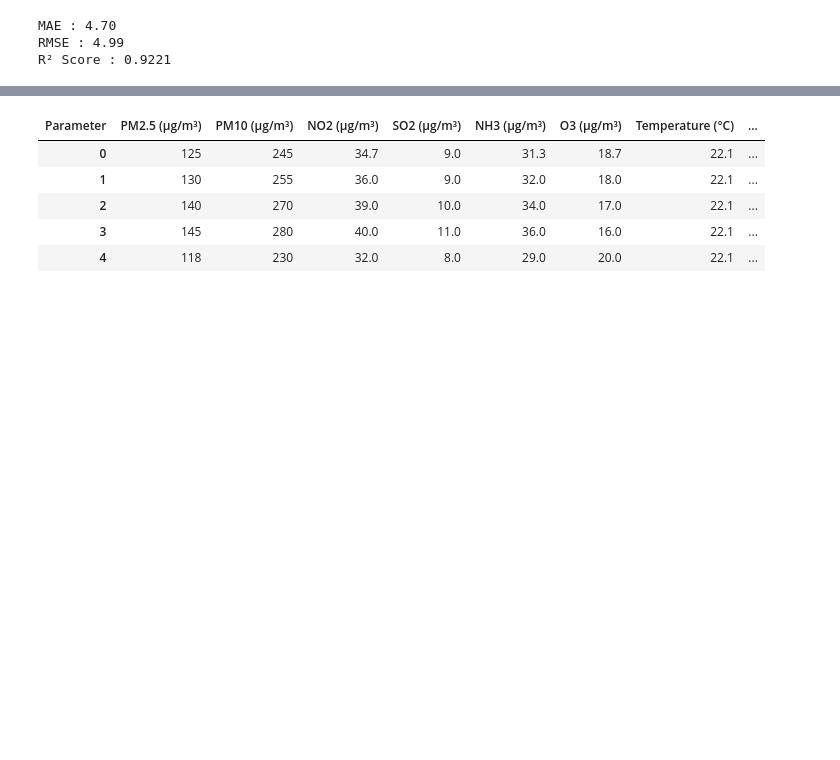
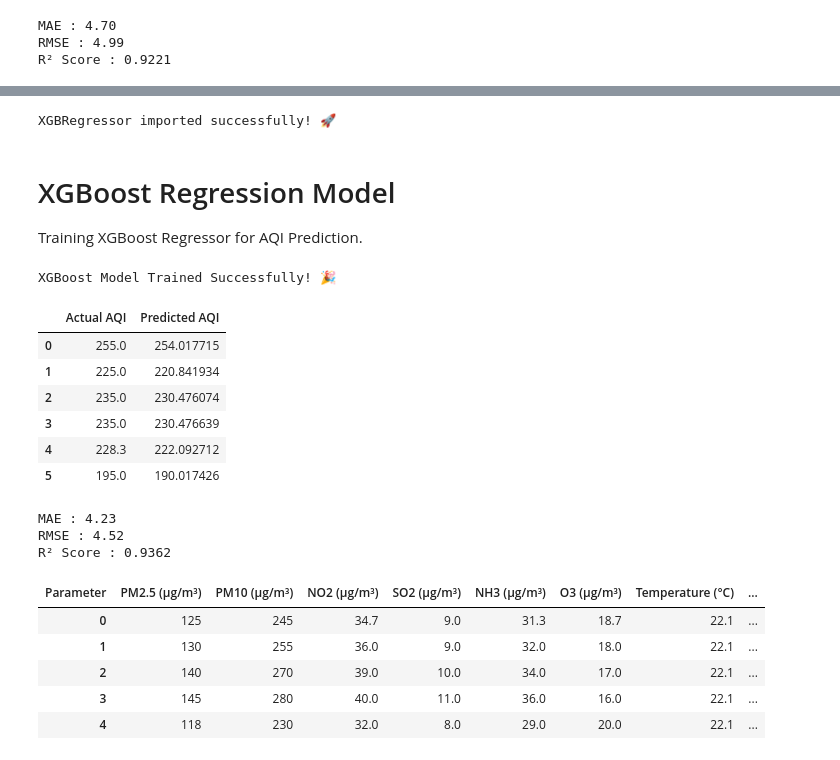
Before and after one commit to Anjalitiwari99/AQI_Prediction_System, a Jupyter notebook: notebooks/01_Data_Preprocessing.ipynb, the cells around one changed output, grey strips where cells are left out. Cells and saved outputs as stored; diff of their text form; code cells hidden in the pictures; blank space fills up the shorter version.

Commit message:
Trained and evaluated XGBoost regression model

```diff
--- a/notebooks/01_Data_Preprocessing.ipynb
+++ b/notebooks/01_Data_Preprocessing.ipynb
@@ -1114,0 +1203,12 @@ R² Score : 0.9221
+# %%
+from sklearn.model_selection import train_test_split
+
+X_train, X_test, y_train, y_test = train_test_split(
+    X,
+    y,
+    test_size=0.20,
+    random_state=42
+)
+
+print(X_train.shape)
+print(X_test.shape)
@@ -1115,3 +1255,65 @@ R² Score : 0.9221
+# %%
+from xgboost import XGBRegressor
+
+print("XGBRegressor imported successfully! 🚀")
+# %% [output]
+XGBRegressor imported successfully! 🚀
+# %% [markdown]
+# XGBoost Regression Model
+
+Training XGBoost Regressor for AQI Prediction.
+# %%
+xgb_model = XGBRegressor(
+    n_estimators=100,
+    learning_rate=0.1,
+    max_depth=6,
+    random_state=42
+)
+# %%
+xgb_model.fit(X_train, y_train)
+
+print("XGBoost Model Trained Successfully! 🎉")
+# %% [output]
+XGBoost Model Trained Successfully! 🎉
+# %%
+xgb_predictions = xgb_model.predict(X_test)
+# %%
+comparison_xgb = pd.DataFrame({
+    "Actual AQI": y_test.values,
+    "Predicted AQI": xgb_predictions
+})
+
+comparison_xgb
+# %% [output]
+|  | Actual AQI | Predicted AQI |
+| 0 | 255.0 | 254.017715 |
+| 1 | 225.0 | 220.841934 |
+| 2 | 235.0 | 230.476074 |
+| 3 | 235.0 | 230.476639 |
+| 4 | 228.3 | 222.092712 |
+| 5 | 195.0 | 190.017426 |
+# %%
+from sklearn.metrics import (
+    mean_absolute_error,
+    mean_squared_error,
+    r2_score
+)
+
+xgb_mae = mean_absolute_error(y_test, xgb_predictions)
+
+xgb_mse = mean_squared_error(y_test, xgb_predictions)
+
+xgb_rmse = xgb_mse ** 0.5
+
+xgb_r2 = r2_score(y_test, xgb_predictions)
+
+print(f"MAE : {xgb_mae:.2f}")
+print(f"RMSE : {xgb_rmse:.2f}")
+print(f"R² Score : {xgb_r2:.4f}")
+# %% [output]
+MAE : 4.23
+RMSE : 4.52
+R² Score : 0.9362
 # %%
 X.head()
 # %% [output]
```
Also changed, not shown: parts of 20 cells of this notebook.
